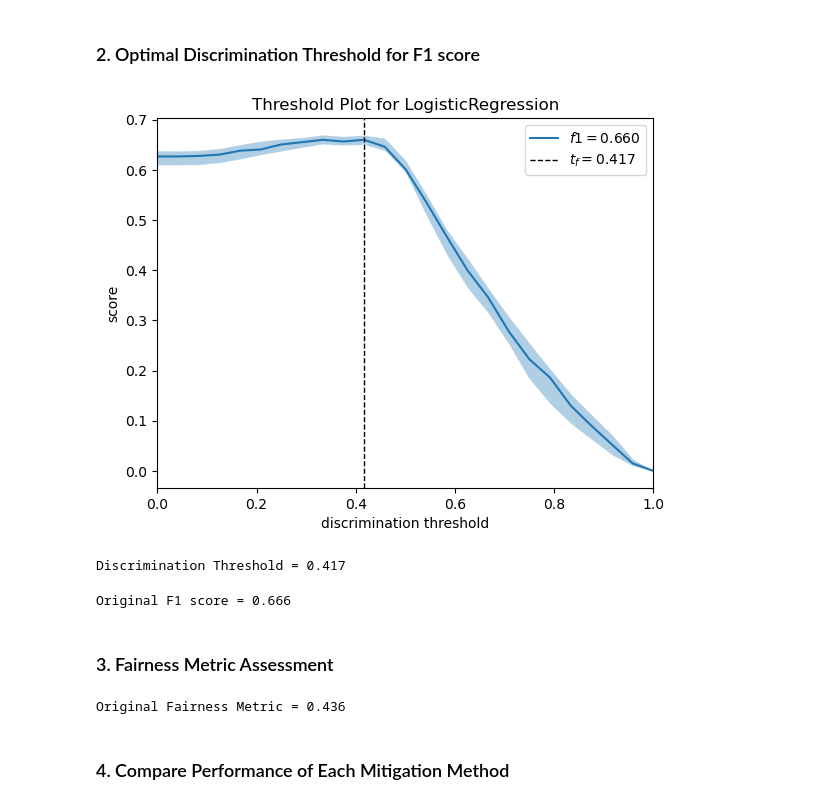
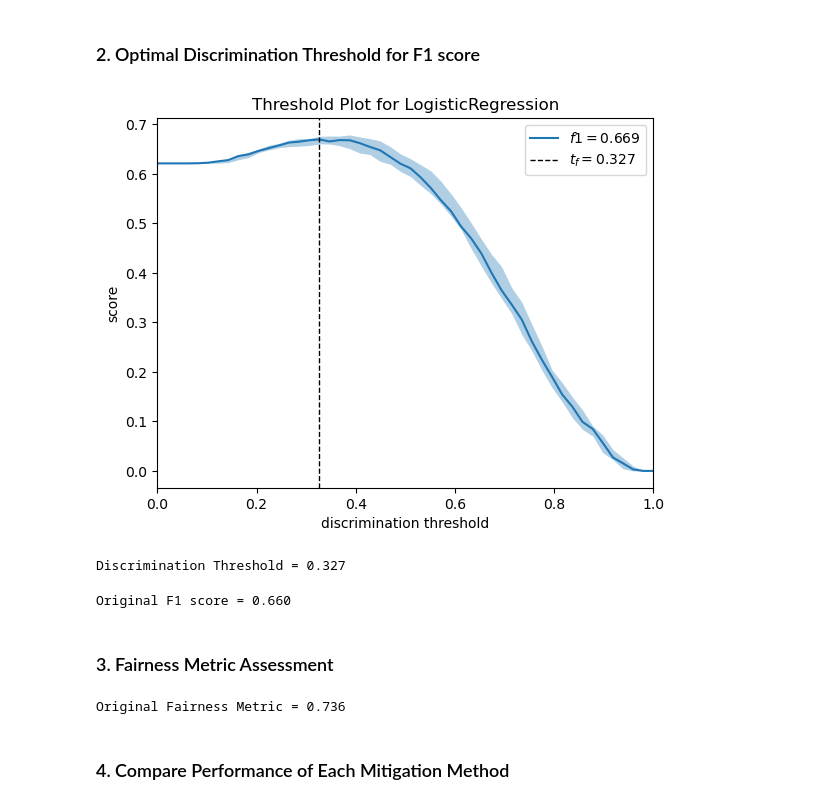
Before and after one commit to EqualityAI/EqualityML, a Jupyter notebook: notebooks/threshold-f1-score.ipynb, the cells around one changed output. Cells and saved outputs as stored; diff of their text form; code cells hidden in the pictures.

```diff
--- a/notebooks/threshold-f1-score.ipynb
+++ b/notebooks/threshold-f1-score.ipynb
@@ -12,9 +13,9 @@ import warnings
 # %% [markdown]
 ### 1. Train a Machine Learning Model
 # %%
-# Parameters
+# Dataset Parameters
 target_var = 'two_year_recid'
-features = ['juv_fel_count', 'priors_count', 'sex', 'age']
+features = ['juv_fel_count', 'decile_score', 'juv_misd_count', 'juv_other_count', 'priors_count', 'sex', 'age']
 # %%
 data = pd.read_csv('../data/compas-scores-two-years.csv')
 # %%
@@ -57,8 +59,8 @@ processed_data.head()
 X_train, X_test, y_train, y_test = train_test_split(processed_data, y, test_size=0.33, random_state=42)
 # %%
 # Train a machine learning model (for example LogisticRegression)
-ml_model_orig = LogisticRegression()
-ml_model_orig.fit(X_train, y_train)
+orig_ml_model = LogisticRegression()
+orig_ml_model.fit(X_train, y_train)
 # %% [output]
 LogisticRegression()
 # %%
@@ -68,19 +70,25 @@ training_data = pd.concat([X_train, y_train], axis=1)
 ### 2. Optimal Discrimination Threshold for F1 score
 # %%
 # Discrimination Threshold
-threshold = discrimination_threshold(ml_model_orig, pd.concat([training_data, testing_data]), target_var,
-                              decision_threshold=['f1', 'max'],
-                              metrics=['f1'], show=True)
+threshold = discrimination_threshold(orig_ml_model,
+                                     pd.concat([training_data, testing_data]),
+                                     target_var,
+                                     decision_maker=['f1', 'max'],
+                                     metrics=['f1'],
+                                     show=True)
 print(f"Discrimination Threshold = {threshold:.3f}")
 # %% [output]
-[figure, old version]
+[figure, new version]
-Discrimination Threshold = 0.417
+Discrimination Threshold = 0.327
 # %%
-
-f1_score_orig = binary_threshold_score("f1", ml_model_orig, X_test, y_test, threshold=threshold)
-print(f"Original F1 score = {f1_score_orig:.3f}")
+orig_f1_score = binary_threshold_score("f1",
+                                       orig_ml_model,
+                                       X_test,
+                                       y_test,
+                                       threshold=threshold)
+print(f"Original F1 score = {orig_f1_score:.3f}")
 # %% [output]
-Original F1 score = 0.666
+Original F1 score = 0.660
 # %% [markdown]
 ### 3. Fairness Metric Assessment
 # %%
@@ -94,11 +102,10 @@ fair_object = FAIR(ml_model=ml_model_orig,
                    threshold=threshold)
 # %%
 metric_name='statistical_parity_ratio'
-fairness_metric_score = fair_object.fairness_metric(metric_name)
-fairness_metric_score_orig = fairness_metric_score.copy()
-print(f"Original Fairness Metric = {fairness_metric_score_orig:.3f}")
+orig_fairness_metric_score = fair_object.fairness_metric(metric_name)
+print(f"Original Fairness Metric = {orig_fairness_metric_score:.3f}")
 # %% [output]
-Original Fairness Metric = 0.436
+Original Fairness Metric = 0.736
 # %% [markdown]
 ### 4. Compare Performance of Each Mitigation Method
 # %%
```
Also changed, not shown: parts of 13 cells of this notebook, 5 other files.
